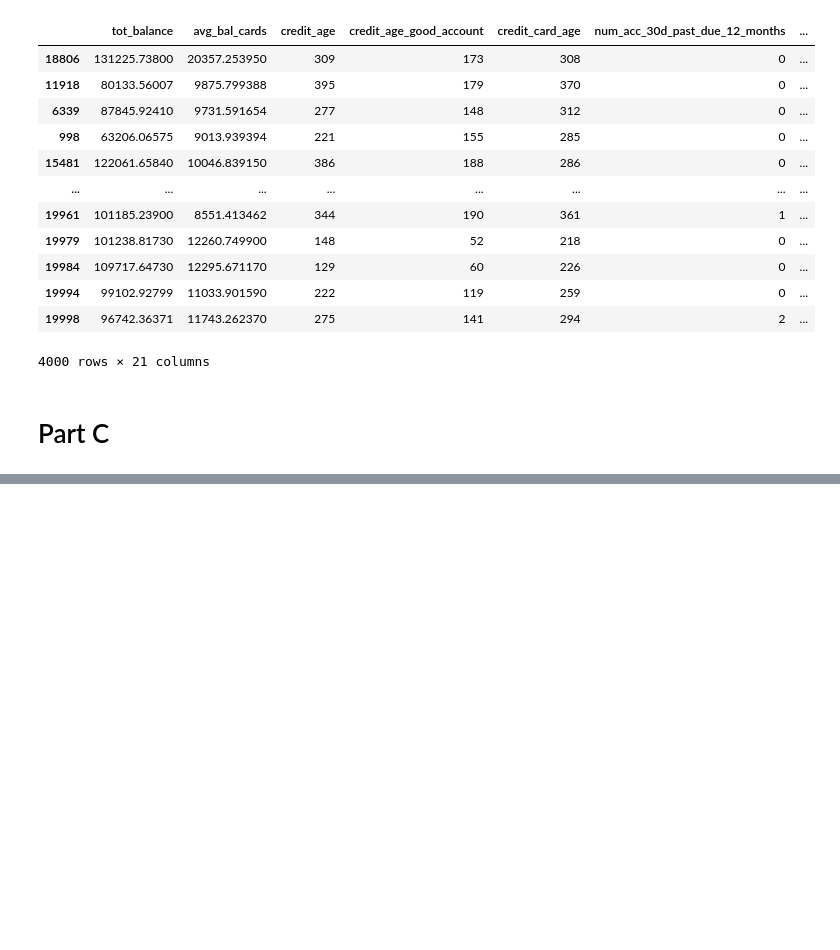
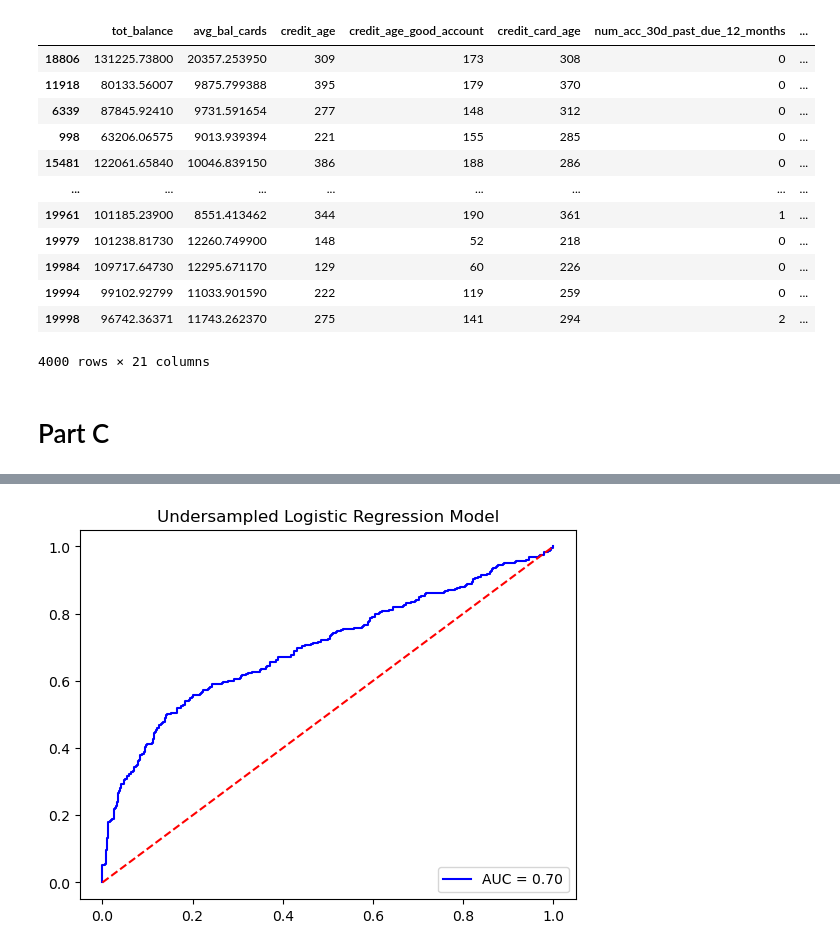
Before and after one commit to ccgurek/DATA-300-Statistical-Machine-Learning-Fall-2023-, a Jupyter notebook: Data 300 HW 4.ipynb, the cells around one changed output, grey strips where cells are left out. Saved outputs shown, nothing was run; the diff lists cells and outputs as text; code cells hidden in the pictures; blank space fills up the shorter version.

```diff
--- a/Data 300 HW 4.ipynb
+++ b/Data 300 HW 4.ipynb
@@ -150,7 +155,7 @@ y_pred_2
 # %%
-y = under_sampled_data["Def_ind"]
-x = under_sampled_data.loc[:, under_sampled_data.columns != "Def_ind"]
-x_train_2, x_test_2, y_train_2, y_test_2 = train_test_split(x, y, test_size=0.2, random_state=7)
+y_2 = under_sampled_data["Def_ind"]
+x_2 = under_sampled_data.loc[:, under_sampled_data.columns != "Def_ind"]
+x_train_2, x_test_2, y_train_2, y_test_2 = train_test_split(x_2, y_2, test_size=0.2, random_state=7)
 # %%
 # undersampled Logistic Regression
 
@@ -198,0 +315,13 @@ y_pred_6
+# %%
+probs = LR_model_2.predict_proba(x_test_2)
+preds = probs[:,1]
+fpr, tpr, threshold = metrics.roc_curve(y_test_2, preds)
+roc_auc = metrics.auc(fpr, tpr)
+
+plt.plot(fpr,tpr,'b', label = 'AUC = %0.2f' % roc_auc)
+plt.plot([0,1], [0,1], 'r--')
+plt.title("Undersampled Logistic Regression Model")
+plt.legend(loc = 'lower right')
+plt.show()
+# %% [output]
+[figure, added]
```
Also changed, not shown: parts of 19 cells of this notebook.
